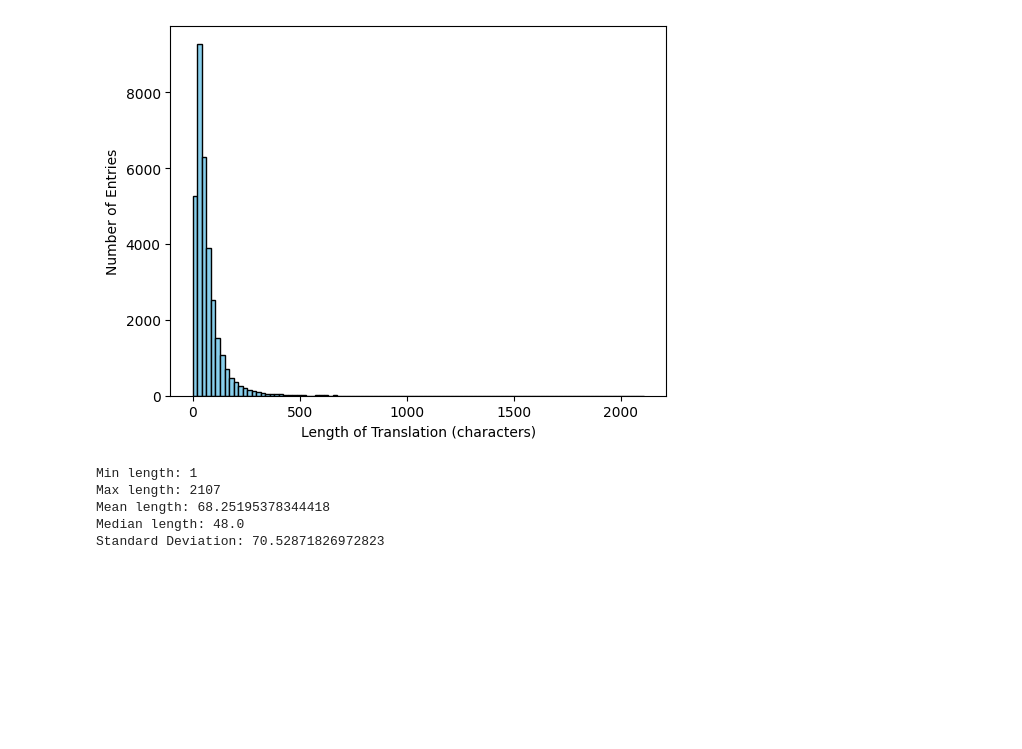
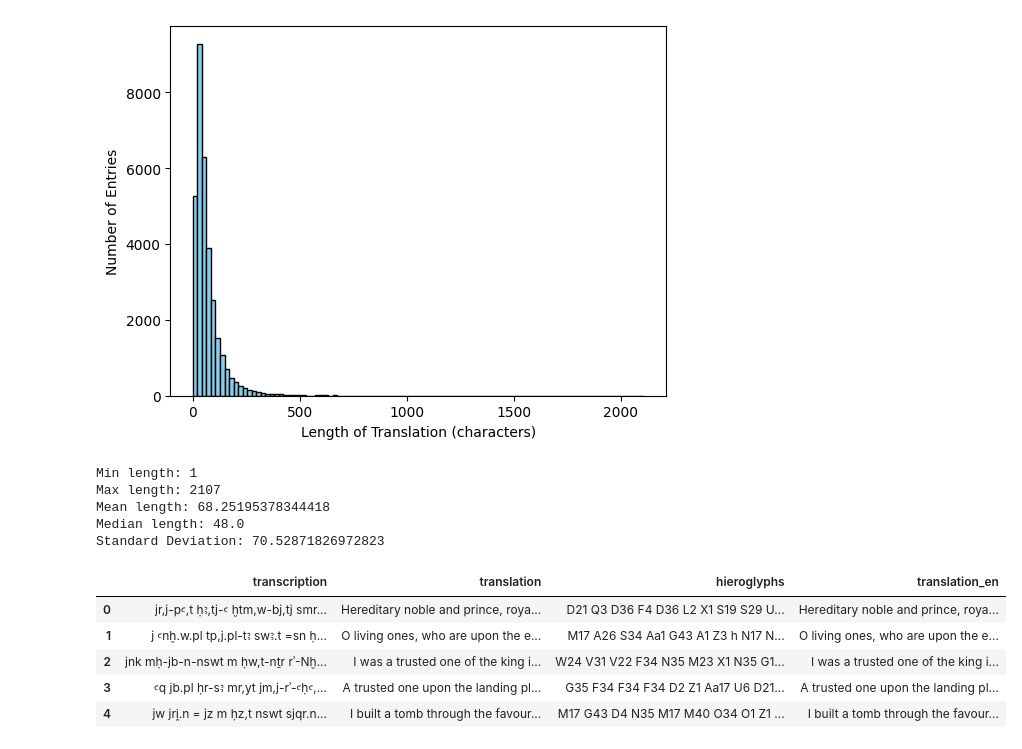
Before and after one commit to mustafa200312/hieroglyphics_translation, a Jupyter notebook: notebooks/2_explore.ipynb, the cells around one changed output. Cells and saved outputs as stored; diff of their text form; code cells hidden in the pictures; blank space fills up the shorter version.

```diff
--- a/2_explore.ipynb
+++ b/notebooks/2_explore.ipynb
@@ -447,3 +446,12 @@ Max length: 2107
 Mean length: 68.25195378344418
 Median length: 48.0
 Standard Deviation: 70.52871826972823
+# %%
+bbaw_eg_w_hieroglyphs.head()
+# %% [output]
+|  | transcription | translation | hieroglyphs | translation_en |
+| 0 | jr,j-pꜥ,t ḥꜣ,tj-ꜥ ḫtm,w-bj,tj smr... | Hereditary noble and prince, roya... | D21 Q3 D36 F4 D36 L2 X1 S19 S29 U... | Hereditary noble and prince, roya... |
+| 1 | j ꜥnḫ.w.pl tp,j.pl-tꜣ swꜣ.t =sn ḥ... | O living ones, who are upon the e... | M17 A26 S34 Aa1 G43 A1 Z3 h N17 N... | O living ones, who are upon the e... |
+| 2 | jnk mḥ-jb-n-nswt m ḥw,t-nṯr rʾ-Nḫ... | I was a trusted one of the king i... | W24 V31 V22 F34 N35 M23 X1 N35 G1... | I was a trusted one of the king i... |
+| 3 | ꜥq jb.pl ḥr-sꜣ mr,yt jm,j-rʾ-ꜥḥꜥ,... | A trusted one upon the landing pl... | G35 F34 F34 F34 D2 Z1 Aa17 U6 D21... | A trusted one upon the landing pl... |
+| 4 | jw jri̯.n = jz m ḥz,t nswt sjqr.n... | I built a tomb through the favour... | M17 G43 D4 N35 M17 M40 O34 O1 Z1 ... | I built a tomb through the favour... |
```
Also changed, not shown: parts of 12 cells of this notebook, 1 other file.
